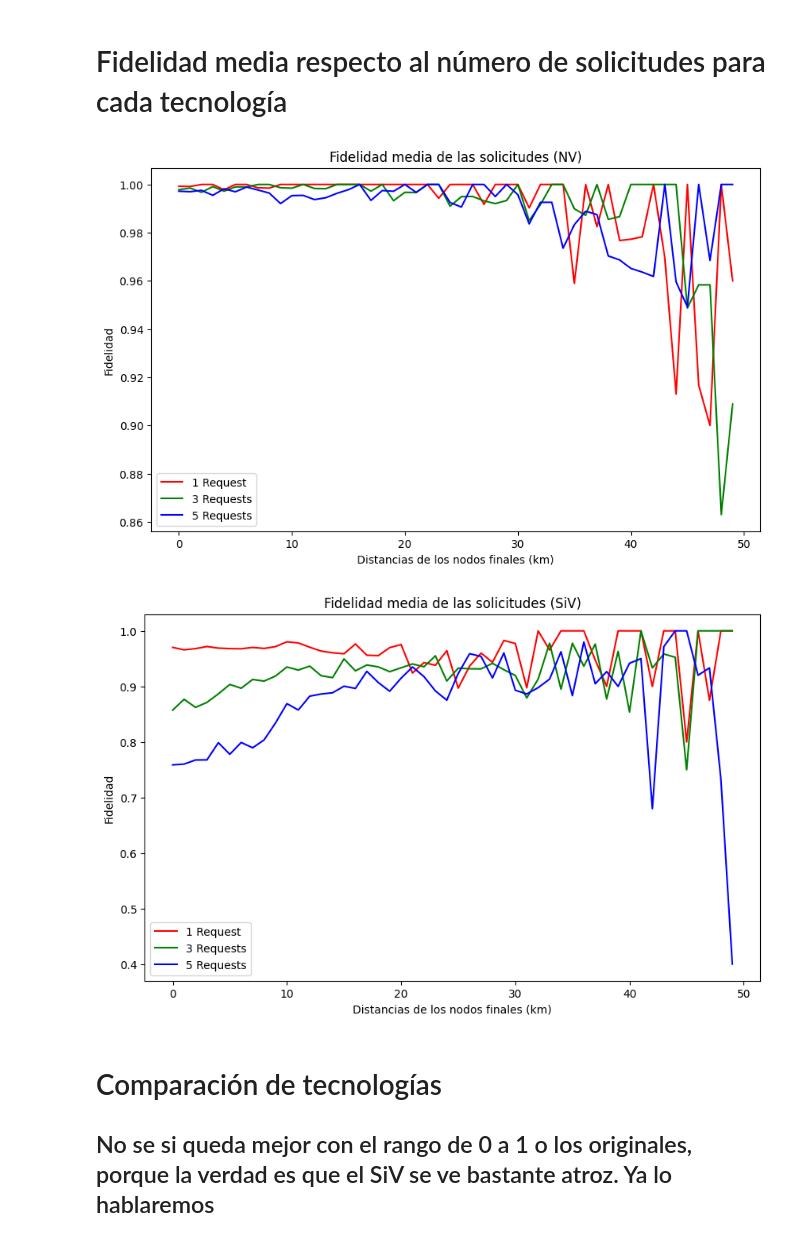
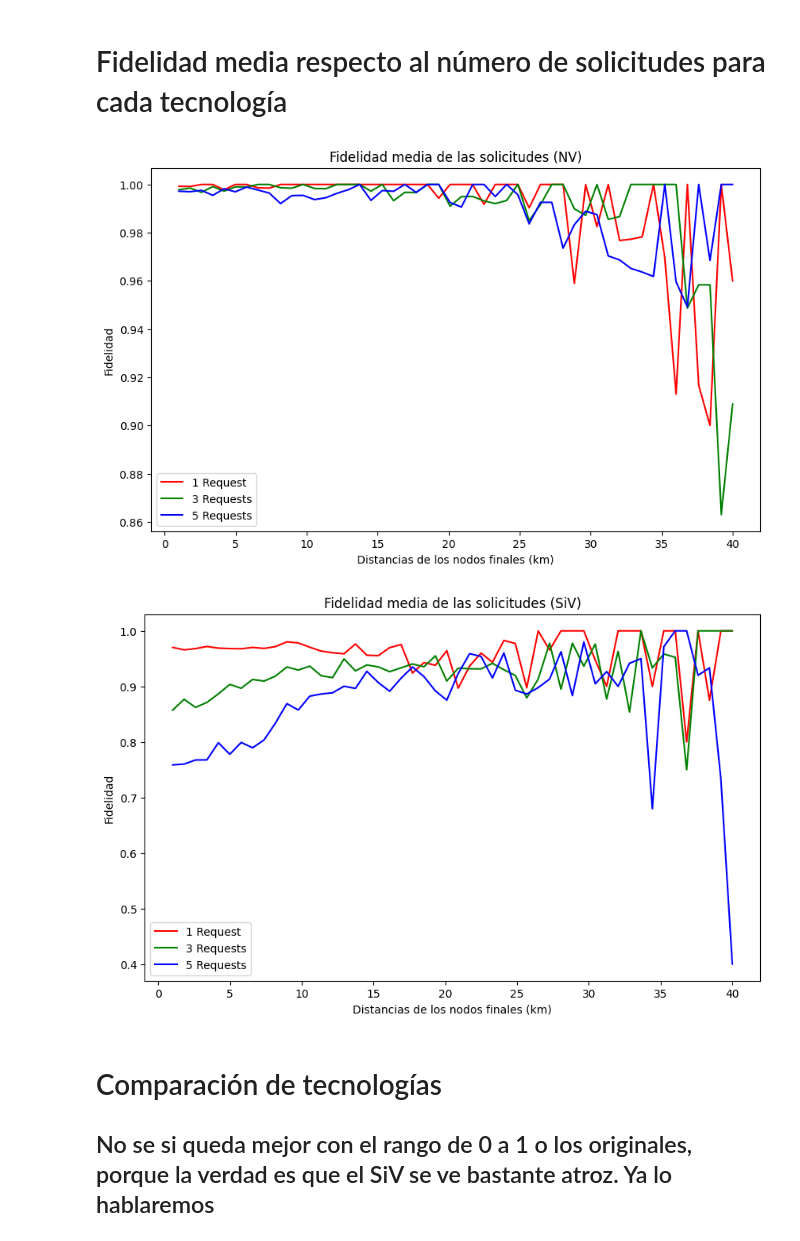
Before and after one commit to davidpcuvigo/quantumcity, a Jupyter notebook: graficosTFM/Pruebas123_567.ipynb, the cells around one changed output. Saved outputs shown, nothing was run; the diff lists cells and outputs as text; code cells hidden in the pictures.

```diff
--- a/graficosTFM/Pruebas123_567.ipynb
+++ b/graficosTFM/Pruebas123_567.ipynb
@@ -15,26 +15,30 @@ df7 = pd.read_csv('prueba7.csv',delimiter=',',index_col=3)
 # %%
 average_fidelity1 = df1.groupby('valor')['Mean fidel'].mean().reset_index() #innecesario
 average_fidelity2 = df2.groupby('valor')['Mean fidel'].mean().reset_index()
 average_fidelity3 = df3.groupby('valor')['Mean fidel'].mean().reset_index()
-
+average_fidelity1.set_index('valor',inplace=True)
+average_fidelity2.set_index('valor',inplace=True)
+average_fidelity3.set_index('valor',inplace=True)
 # Plot the results
 plt.figure(figsize=(10, 6))
 plt.plot(average_fidelity1['Mean fidel'], color='r',label='1 Request')
 plt.plot(average_fidelity2['Mean fidel'], color='g', label='3 Requests')
 plt.plot(average_fidelity3['Mean fidel'], color='b', label='5 Requests')
 plt.xlabel('Distancias de los nodos finales (km)')
 plt.ylabel('Fidelidad')
 plt.title('Fidelidad media de las solicitudes (NV)')
 plt.legend()
 #plt.grid(True)
 plt.show()
 # %% [output]
-[figure, old version]
+[figure, new version]
 # %%
 average_fidelity5 = df5.groupby('valor')['Mean fidel'].mean().reset_index() #innecesario
 average_fidelity6 = df6.groupby('valor')['Mean fidel'].mean().reset_index()
 average_fidelity7 = df7.groupby('valor')['Mean fidel'].mean().reset_index()
-
+average_fidelity5.set_index('valor',inplace=True)
+average_fidelity6.set_index('valor',inplace=True)
+average_fidelity7.set_index('valor',inplace=True)
 # Plot the results
 plt.figure(figsize=(10, 6))
 plt.plot(average_fidelity5['Mean fidel'], color='r',label='1 Request')
@@ -47,7 +51,7 @@ plt.legend()
 #plt.grid(True)
 plt.show()
 # %% [output]
-[figure, old version]
+[figure, new version]
 # %% [markdown]
 # Comparación de tecnologías
 ## No se si queda mejor con el rango de 0 a 1 o los originales, porque la verdad es que el SiV se ve bastante atroz. Ya lo hablaremos
```
Also changed, not shown: 7 other files.
